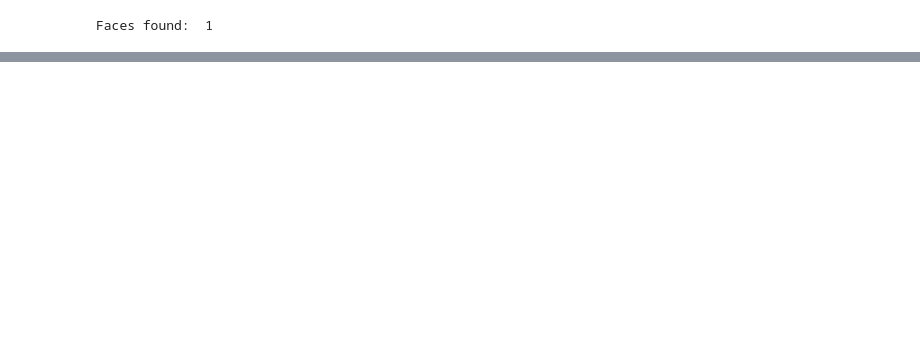
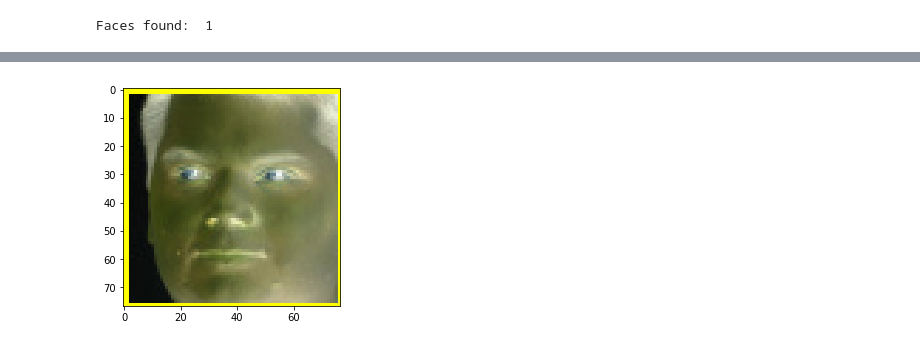
Before and after one commit to KTune/Detection_Project, a Jupyter notebook: Faces.ipynb, the cells around one changed output, grey strips where cells are left out. Cells and saved outputs as stored; diff of their text form; code cells hidden in the pictures; blank space fills up the shorter version.

```diff
--- a/Faces.ipynb
+++ b/Faces.ipynb
@@ -40,0 +54,7 @@ plt.imshow(convertToRGB(test1))
+# %%
+
+for (x, y, w, h) in faces:
+    crop_img = test2[y:y+h, x:x+w]
+    plt.imshow(crop_img)
+# %% [output]
+[figure, added]
```
Also changed, not shown: parts of 13 cells of this notebook.
